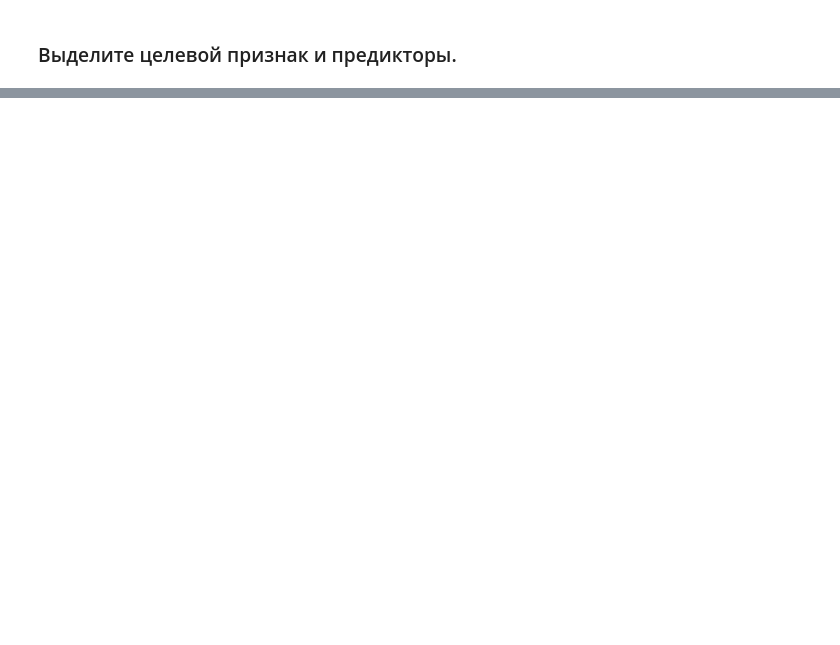
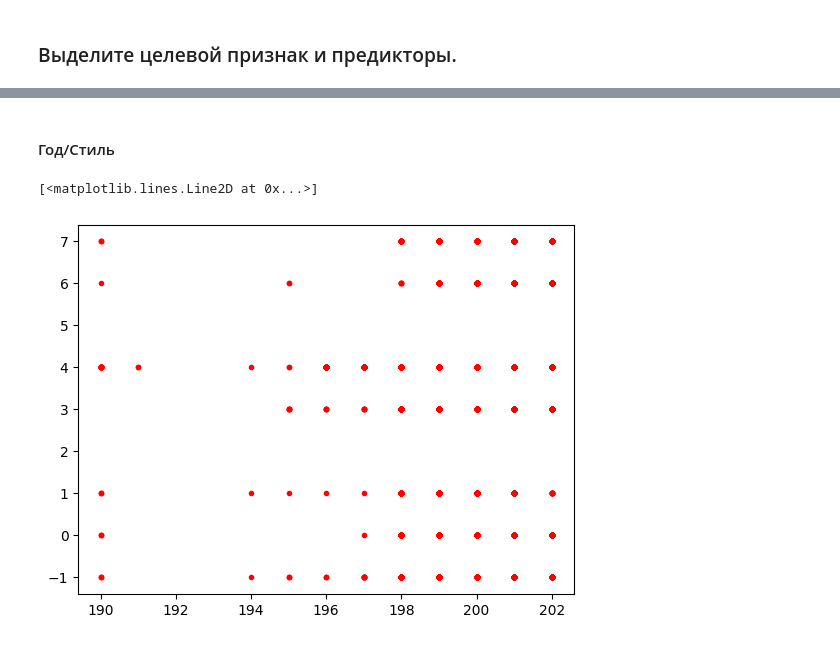
Before and after one commit to MikeTsvirkunov/Maching_Learning_Teach, a Jupyter notebook: Laba1/1.ipynb, the cells around one changed output, grey strips where cells are left out. Saved outputs shown, nothing was run; the diff lists cells and outputs as text; code cells hidden in the pictures; blank space fills up the shorter version.

```diff
--- a/Laba1/1.ipynb
+++ b/Laba1/1.ipynb
@@ -127,5 +124,5 @@ names
 # %%
-df = df.apply(replacer)
+df = df.apply(lambda a: a.map(lambda k: np.where(names[a.name] == k)[0][0]) if a.dtypes == 'object' else a)
 df
 # %% [output]
 |  | Make | Model | Year | Style | Distance | Engine_capacity(cm3) | Fuel_type | Transmission | ... |
@@ -158,2 +209,10 @@ df = pd.read_csv('moded__moldova_cars_task.csv')
+# %% [markdown]
+#### Год/Стиль
+# %%
+style_counts = dict(df['Style'].value_counts())
+mid_style_count = sum(style_counts.values()) // len(style_counts)
 # %%
-plo
+plt.plot(df['Year'].map(lambda a: a//10), df['Style'].map(lambda a: a if style_counts[a] >= mid_style_count else -1), 'ro', markersize=3)
+# %% [output]
+[<matplotlib.lines.Line2D at 0x...>]
+[figure, added]
```
Also changed, not shown: parts of 15 cells of this notebook, 1 other file.
